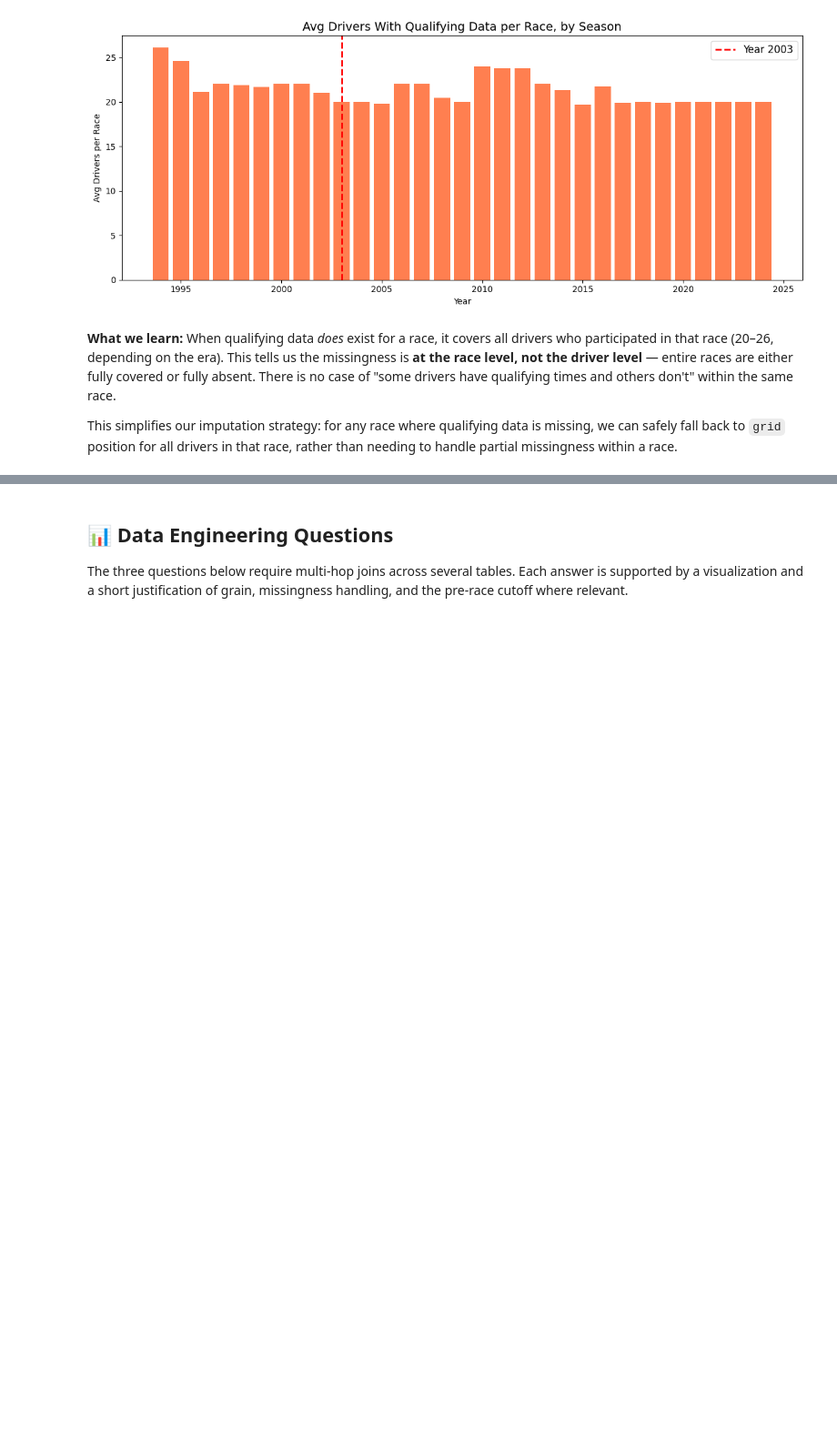
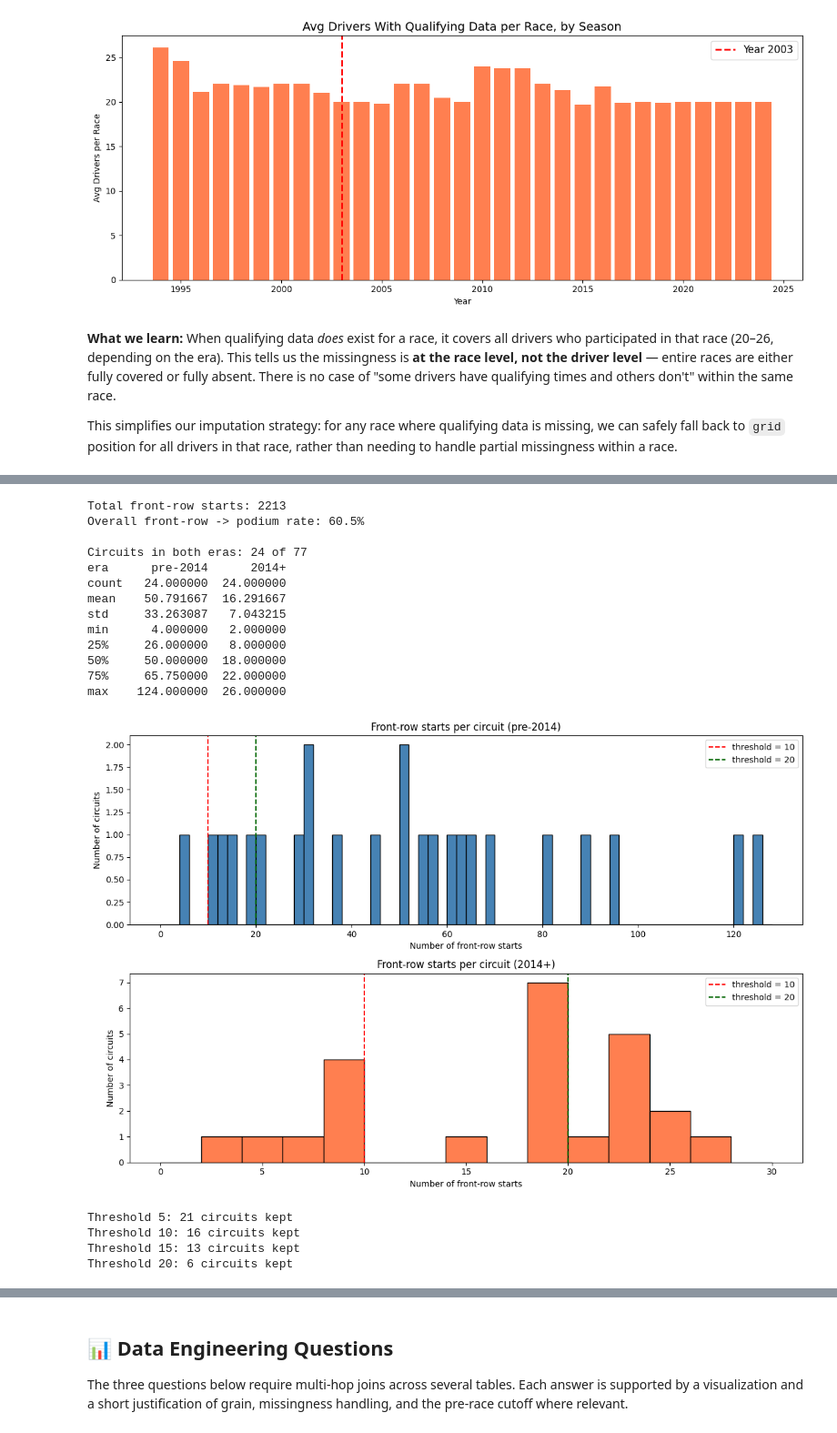
Before and after one commit to youssefyouki/team_12-acl-project-F1-predictoion, a Jupyter notebook: f1-prediction.ipynb, the cells around one changed output, grey strips where cells are left out. Shown at 91% size. Saved outputs shown, nothing was run; the diff lists cells and outputs as text; code cells hidden in the pictures; blank space fills up the shorter version.

```diff
--- a/f1-prediction.ipynb
+++ b/f1-prediction.ipynb
@@ -759,0 +894,56 @@ that race, rather than needing to handle partial missingness within a race.
+# %%
+import matplotlib.pyplot as plt
+
+# ── Grid-based front row: grid position 1 or 2 ───────────────────────────────
+# grid = 0 is excluded automatically, because we only keep grid 1 and 2.
+front_row = q1[q1['grid'].isin([1, 2])]
+print("Total front-row starts:", len(front_row))
+print("Overall front-row -> podium rate:", f"{front_row['podium'].mean():.1%}")
+
+# Front-row starts per circuit and era
+counts = (front_row.groupby(['circuit', 'era']).size()
+                   .unstack(fill_value=0))
+counts = counts[['pre-2014', '2014+']]
+
+# Circuits that exist in BOTH eras (needed to compare ranks)
+both = counts[(counts['pre-2014'] > 0) & (counts['2014+'] > 0)]
+print("\nCircuits in both eras:", len(both), "of", len(counts))
+print(both.describe())
+
+# Plot: how many front-row starts does each circuit have?
+fig, axes = plt.subplots(2, 1, figsize=(12, 8))
+for ax, era, color in zip(axes, ['pre-2014', '2014+'], ['steelblue', 'coral']):
+    ax.hist(both[era], bins=range(0, int(both[era].max()) + 5, 2),
+            color=color, edgecolor='black')
+    ax.axvline(10, color='red', linestyle='--', label='threshold = 10')
+    ax.axvline(20, color='darkgreen', linestyle='--', label='threshold = 20')
+    ax.set_title(f'Front-row starts per circuit ({era})')
+    ax.set_xlabel('Number of front-row starts')
+    ax.set_ylabel('Number of circuits')
+    ax.legend()
+plt.tight_layout()
+plt.show()
+
+# How many circuits survive each threshold?
+for t in [5, 10, 15, 20]:
+    n = ((both['pre-2014'] >= t) & (both['2014+'] >= t)).sum()
+    print(f"Threshold {t}: {n} circuits kept")
+# %% [output]
+Total front-row starts: 2213
+Overall front-row -> podium rate: 60.5%
+
+Circuits in both eras: 24 of 77
+era      pre-2014      2014+
+count   24.000000  24.000000
+mean    50.791667  16.291667
+std     33.263087   7.043215
+min      4.000000   2.000000
+25%     26.000000   8.000000
+50%     50.000000  18.000000
+75%     65.750000  22.000000
+max    124.000000  26.000000
+[figure, added]
+Threshold 5: 21 circuits kept
+Threshold 10: 16 circuits kept
+Threshold 15: 13 circuits kept
+Threshold 20: 6 circuits kept
```
Also changed, not shown: parts of 39 cells of this notebook.
